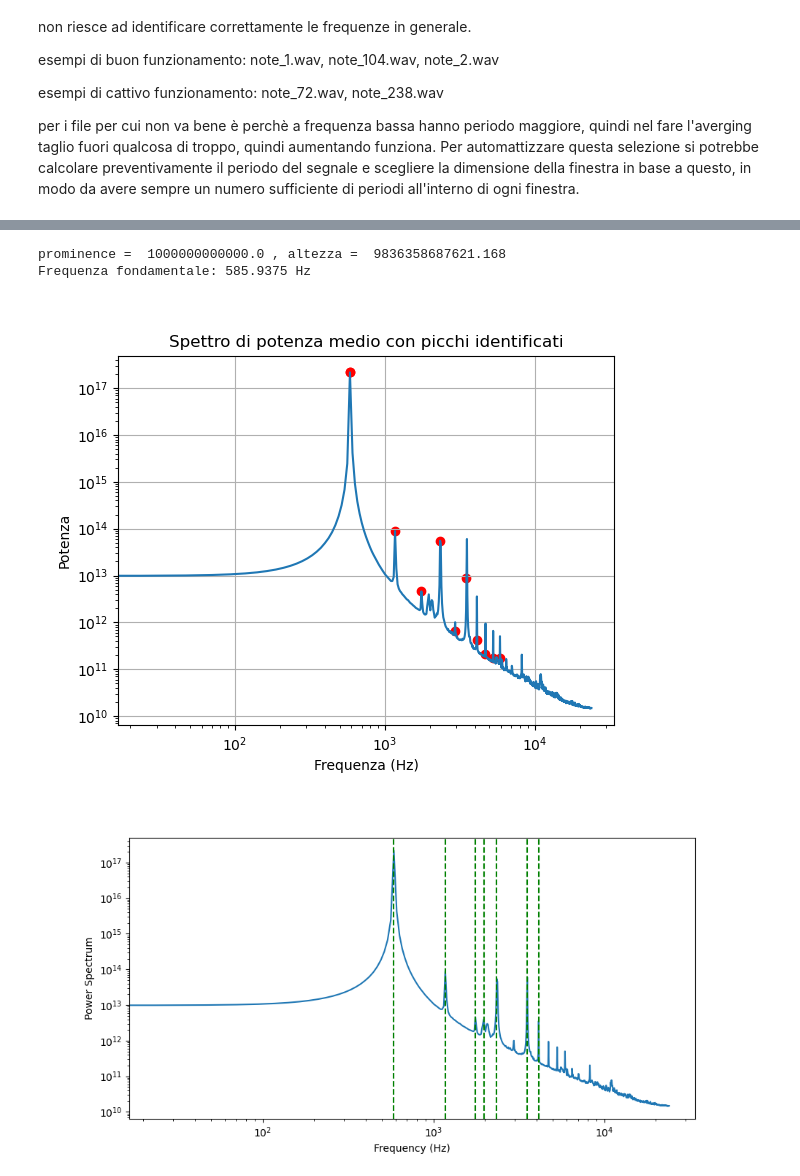
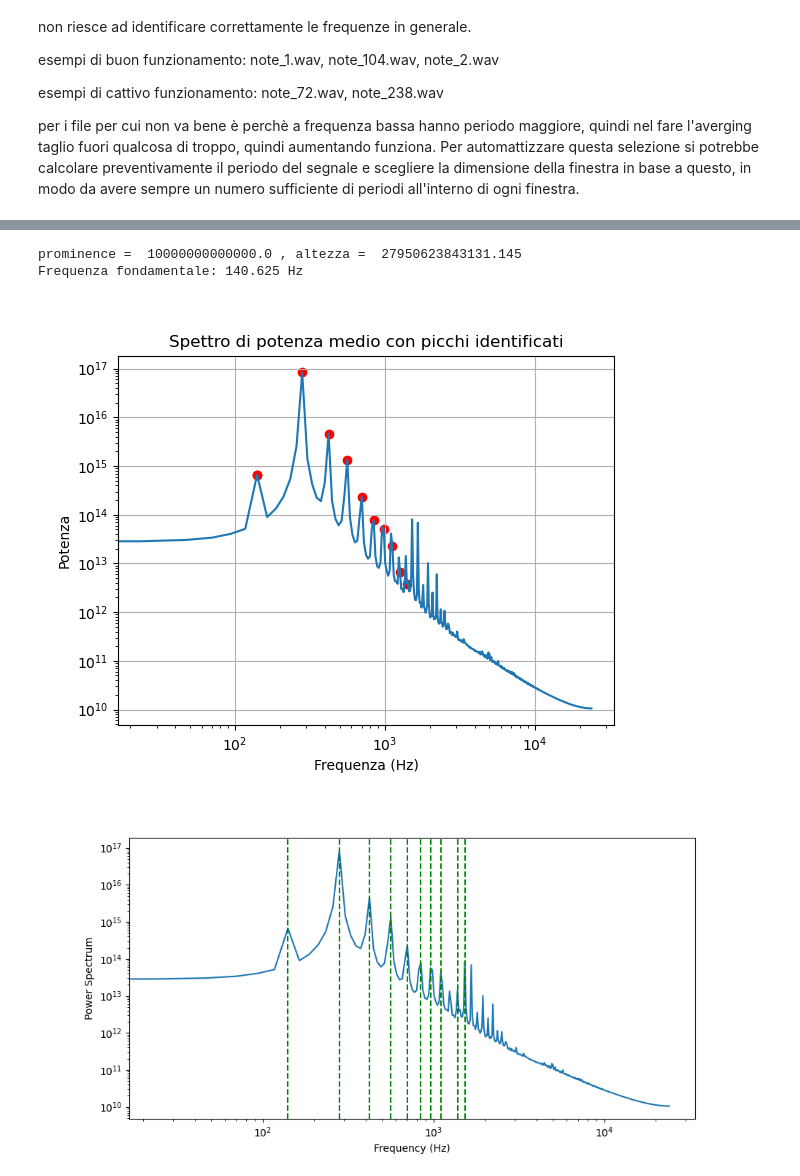
Before and after one commit to maddoc-g/3_organ_clustering, a Jupyter notebook: codice_soft_Alice.ipynb, the cells around one changed output, grey strips where cells are left out. Cells and saved outputs as stored; diff of their text form; code cells hidden in the pictures.

```diff
--- a/codice_soft_Alice.ipynb
+++ b/codice_soft_Alice.ipynb
@@ -23,7 +23,7 @@ per i file per cui non va bene è perchè a frequenza bassa hanno periodo maggio
 Per automattizzare questa selezione si potrebbe calcolare preventivamente il periodo del segnale e scegliere la dimensione della finestra in base a questo, in modo da avere sempre un numero sufficiente di periodi all'interno di ogni finestra.
 # %%
 # leggiamo un singolo file audio
-rate, note = readwav('./wav_files/note_177.wav')
+rate, note = readwav('./wav_files/note_138.wav')
 # %%
 #togliamo il primo 25% del segnale e l'ultimo 10% e plotto mantenendo i secondi corretti
 note = note[:, 0] # prendo solo un canale se il segnale è stereo
@@ -220,40 +221,40 @@ plt.ylabel('Potenza')
 plt.grid()
 plt.show()
 # %% [output]
-prominence =  1000000000000.0 , altezza =  9836358687621.168
-Frequenza fondamentale: 585.9375 Hz
+prominence =  10000000000000.0 , altezza =  27950623843131.145
+Frequenza fondamentale: 140.625 Hz
-[figure, old version]
+[figure, new version]
 # %%
 # identifichiamo i picchi per la frequenza fondamentale e le armoniche
 # potrebbe essere che la frequenza fondamentale non sia il picco più alto, quindi dobbiamo cercare i picchi e poi identificare la frequenza fondamentale in base alla distanza tra i picchi
 from scipy.signal import find_peaks
 peaks, _ = find_peaks(average_power_spectrum, prominence= prom)
 
 #inserisco una tolleranza per identificare la frequenza fondamentale, in modo da escludere picchi che sono troppo vicini tra loro
 #controllo: se frequenza bassa tolleranza sono 50 Hz, altrimenti 100 Hz
 if fundamental_freq < 500:
     tolerance = 20
 else:
     tolerance = 100 # in Hz
 
 picchi_freq = []
 for peak in peaks:
     freq = frequencies[peak]
     if all(abs(freq - f) > tolerance for f in picchi_freq):
         picchi_freq.append(freq)
 
     freq_max = frequencies[np.argmax(average_power_spectrum)]
 
 # evidenziamo i primi 6 picchi sul grafico
 plt.figure(figsize=(10, 5))
 plt.loglog(frequencies, average_power_spectrum)
 plt.xlabel("Frequency (Hz)")
 plt.ylabel("Power Spectrum")
-for f in picchi_freq[:25]:
+for f in picchi_freq[:10]:
     plt.axvline(f, color='g', linestyle='--')
 plt.show()
 # %% [output]
-[figure, old version]
+[figure, new version]
 # %%
 # calcoliamo la differenza tra una armonica e la successiva dei 6 picchi, in modo da identificare la frequenza fondamentale come il massimo comun divisore tra i picchi
 diffs = np.diff(picchi_freq[:8])
```
Also changed, not shown: parts of 7 cells of this notebook.
